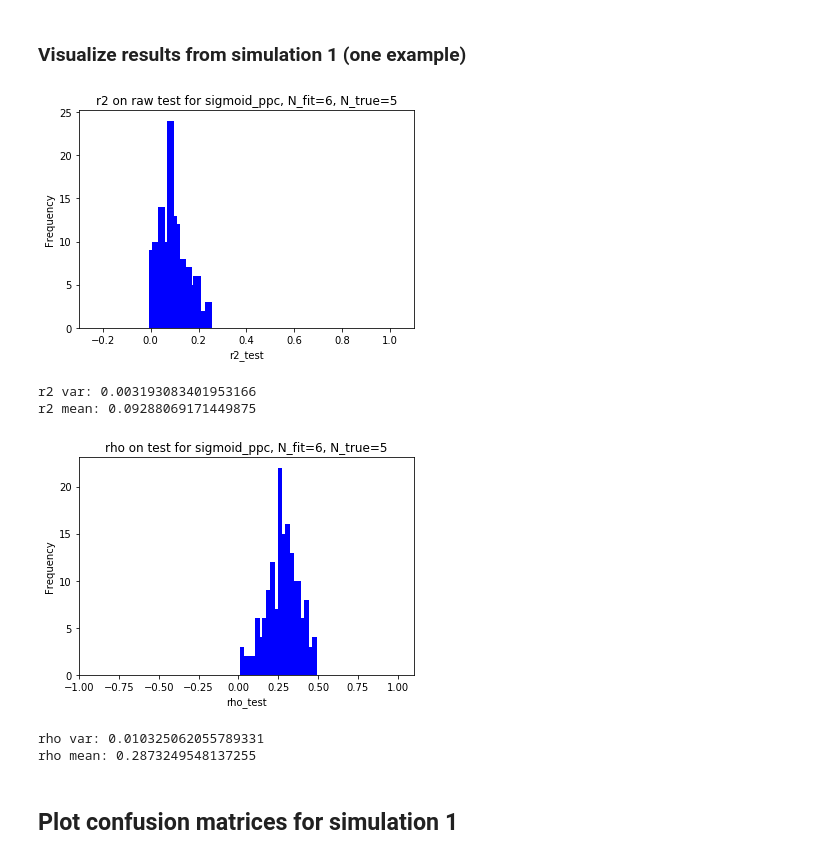
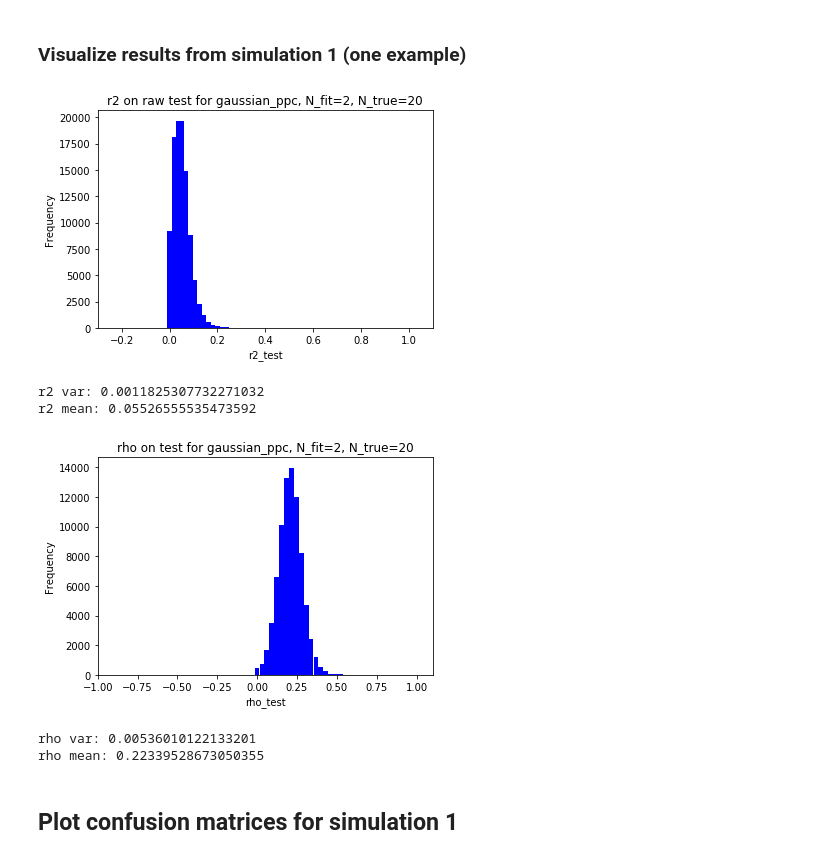
Before and after one commit to sebastiendemortain/neural-coding-of-probabilities, a Jupyter notebook: simulation_results.ipynb, the cells around one changed output. Saved outputs shown, nothing was run; the diff lists cells and outputs as text; code cells hidden in the pictures.

Commit message:
updates related to final plots

```diff
--- a/simulation_results.ipynb
+++ b/simulation_results.ipynb
@@ -1152,9 +1177,9 @@ for k_scheme, k_fit_N, k_true_N in itertools.product(range(n_schemes), range(n_N
 # Visualize one specific plot
 
 #########################################
-k_scheme = 1
-k_fit_N = 4
-k_true_N = 3
+k_scheme = 0
+k_fit_N = 0
+k_true_N = -1
 ##########################################
 
 scheme = scheme_array[k_scheme]
@@ -1184,39 +1209,39 @@ ax.hist(metric, bins=nbins, align='left', color='b', width=width)
 #ax.bar(negative_center, n_negative_values, color='r', width=2*width, align='center')
 ax.set_title(metric_name+' on '+true_or_raw+' '+train_or_test+' for '+scheme+', N_fit='+str(fit_N)+', N_true='+str(true_N))
 ax.set_xlabel('{}_{}'.format(metric_name, train_or_test))
 ax.set_ylabel("Frequency")
 ax.set_xlim([-0.3, 1.1])
 plt.show()
 
 print('r2 var: '+str(np.var(metric)))
 print('r2 mean: '+str(np.mean(metric)))
 
 # rho
 metric_name = 'rho'
 true_or_raw = 'raw'
 train_or_test = 'test'
 exec("metric = %s_%s_%s_summary[k_scheme, k_fit_N, k_true_N]" % (metric_name, true_or_raw, train_or_test))
 
 nbins = 20
 width = 0.03
 fig = plt.figure()
 ax = fig.add_subplot(111)
 ax.hist(metric, bins=nbins, align='left', color='b', width=width)
 ax.set_title(metric_name+' on '+train_or_test+' for '+scheme+', N_fit='+str(fit_N)+', N_true='+str(true_N))
 ax.set_xlabel('{}_{}'.format(metric_name, train_or_test))
 ax.set_ylabel("Frequency")
 ax.set_xlim([-1, 1.1])
 plt.show()
 
 print('rho var: '+str(np.var(metric)))
 print('rho mean: '+str(np.mean(metric)))
 # %% [output]
-[figure, old version]
+[figure, new version]
-r2 var: 0.003193083401953166
-r2 mean: 0.09288069171449875
+r2 var: 0.0011825307732271032
+r2 mean: 0.05526555535473592
-[figure, old version]
+[figure, new version]
-rho var: 0.010325062055789331
-rho mean: 0.2873249548137255
+rho var: 0.00536010122133201
+rho mean: 0.22339528673050355
 # %% [markdown]
 ## Plot confusion matrices for simulation 1
 # %%
```
Also changed, not shown: parts of 23 cells of this notebook, 2 other files.
